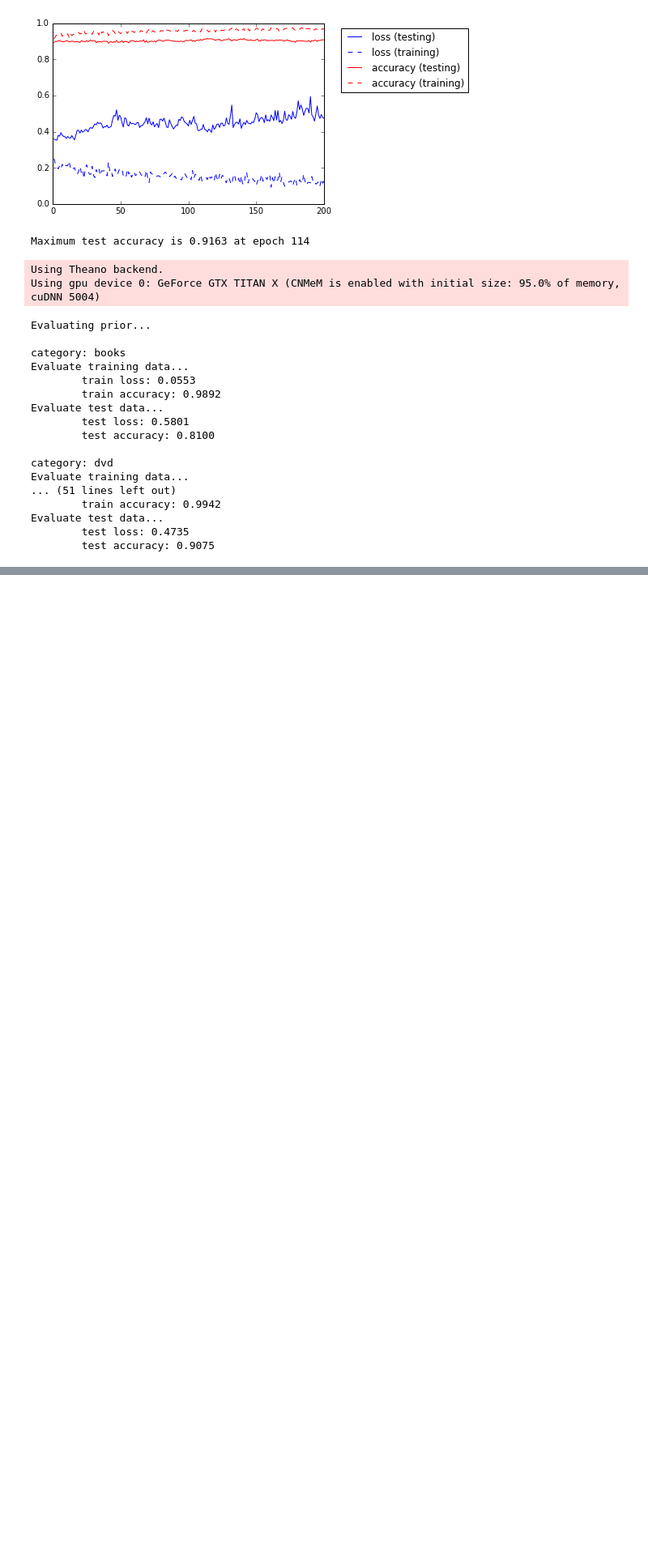
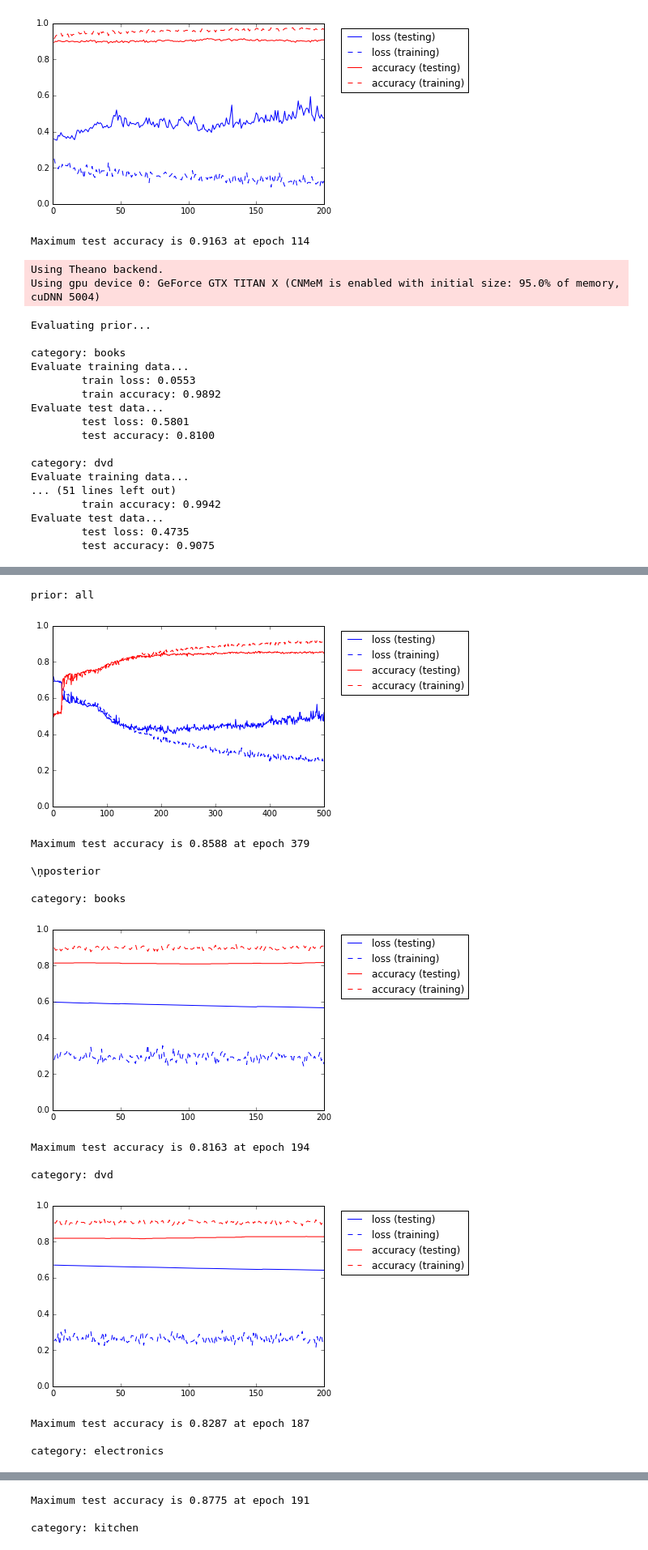
Before and after one commit to lorenzoritter/domainadaption, a Jupyter notebook: v4/plot_history_v4.ipynb, the cells around one changed output, grey strips where cells are left out. Shown at 81% size. Saved outputs shown, nothing was run; the diff lists cells and outputs as text; code cells hidden in the pictures; blank space fills up the shorter version.

Commit message:
adding results of latest run with learning rate=1e-6 for posterior

```diff
--- a/v4/plot_history_v4.ipynb
+++ b/v4/plot_history_v4.ipynb
@@ -73,0 +88,34 @@ Evaluate test data...
+# %%
+datapath = '/home/lorenzo/PycharmProjects/domainadaption/sorted_data_acl/'
+categories = ['books', 'dvd', 'electronics', 'kitchen']
+setting = 'globalEmbeddings_traintestsplit_shuffled_v2'
+
+print 'prior: all'
+prior_history = pd.read_csv(datapath + 'all/v4/keras_' + setting + '/keras_history.csv')
+plot_history(prior_history)
+
+print '\nposterior'
+for category in categories:
+    print '\ncategory: ' + category
+    posterior_history = pd.read_csv(datapath + category +'/v4/keras_' + setting + '/keras_history.csv')
+    plot_history(posterior_history)
+
+import evaluate_prior_posterior_v4
+evaluate_prior_posterior_v4.evaluate_prior(setting)
+evaluate_prior_posterior_v4.evaluate_posterior(setting)
+# %% [output]
+prior: all
+[figure, added]
+Maximum test accuracy is 0.8588 at epoch 379
+
+\ņposterior
+
+category: books
+[figure, added]
+Maximum test accuracy is 0.8163 at epoch 194
+
+category: dvd
+[figure, added]
+Maximum test accuracy is 0.8287 at epoch 187
+
+category: electronics
@@ -73,0 +123,3 @@ Evaluate test data...
+Maximum test accuracy is 0.8775 at epoch 191
+
+category: kitchen
```
Also changed, not shown: parts of 4 cells of this notebook.
